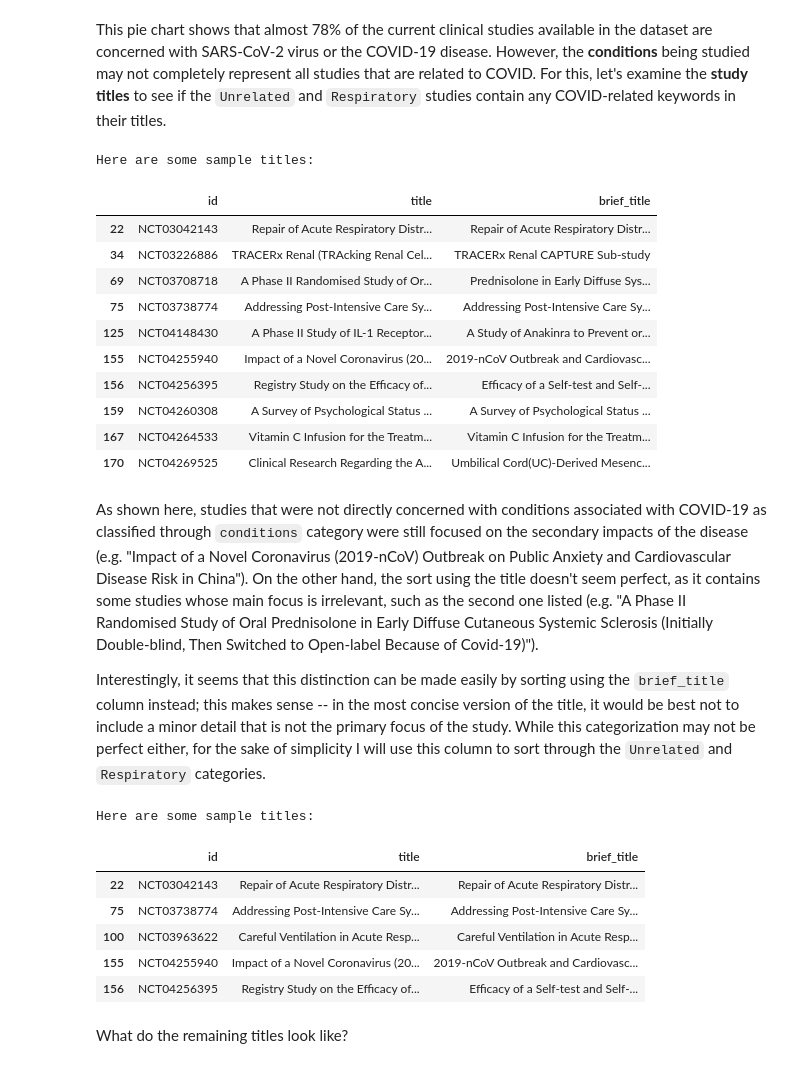
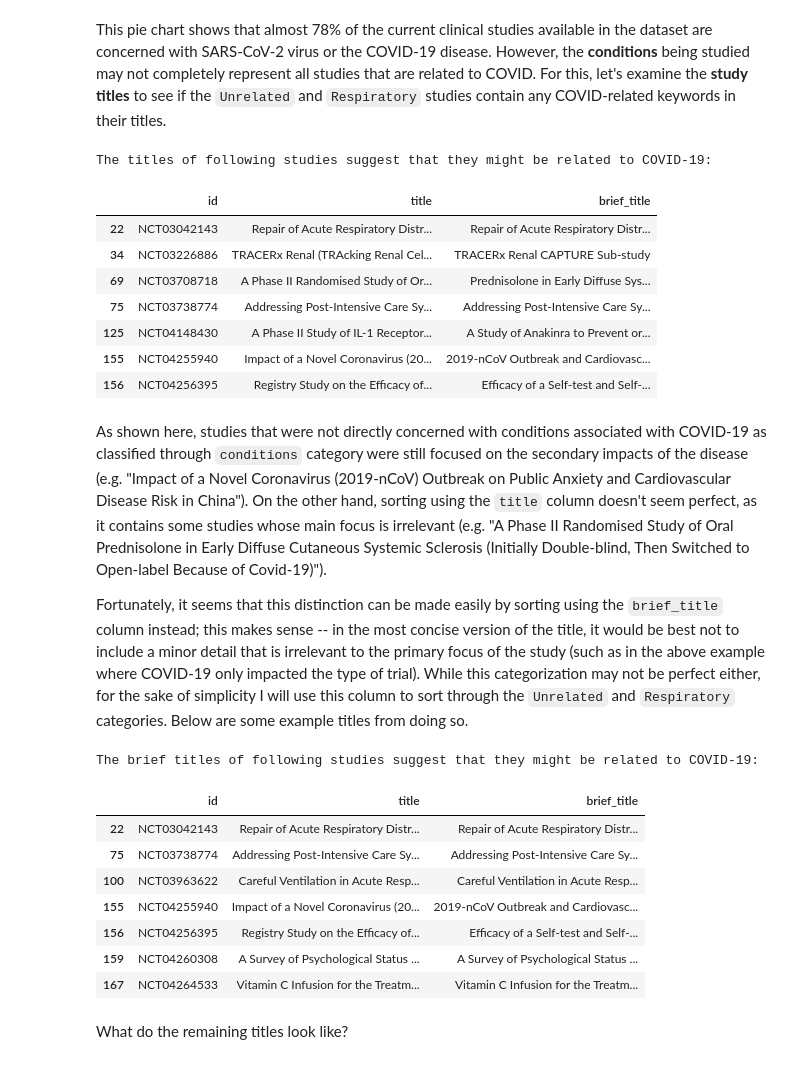
Before and after one commit to chels-kim/kaggle-covid-clintri, a Jupyter notebook: COVID-19 Clinical Trials.ipynb, the cells around one changed output. Drawn from its saved outputs; the diff is of its cells as text; code cells hidden in the pictures.

```diff
--- a/COVID-19 Clinical Trials.ipynb
+++ b/COVID-19 Clinical Trials.ipynb
@@ -377,41 +378,38 @@ For this, let's examine the **study titles** to see if the `Unrelated` and `Resp
 # %%
 # Look for the COVID keywords in titles.
 titles_unrelated = df_studies[df_studies['study_topic'] == 'Unrelated']['title']
 titles_resp = df_studies[df_studies['study_topic'] == 'Respiratory']['title']
 
 sus_titles_id = []
 
 for title in titles_unrelated.append(titles_resp):
     if any(key in title.lower() for key in covid_keys):
         sus_titles_id.append(df_studies.loc[df_studies['title'] == title,'id'].values[0])
 
 ind = df_studies.index[df_studies['id'].isin(sus_titles_id)]
 
 # Print some titles
 pd.set_option('display.max_colwidth', None)
 
-print('Here are some sample titles:\n')
-df_studies.loc[ind,['id','title','brief_title']].head(10)
+print('The titles of following studies suggest that they might be related to COVID-19:\n')
+df_studies.loc[ind,['id','title','brief_title']].head(7)
 
 # pd.set_option('display.max_colwidth', 40)
 # %% [output]
-Here are some sample titles:
+The titles of following studies suggest that they might be related to COVID-19:
 |  | id | title | brief_title |
 | 22 | NCT03042143 | Repair of Acute Respiratory Distr... | Repair of Acute Respiratory Distr... |
 | 34 | NCT03226886 | TRACERx Renal (TRAcking Renal Cel... | TRACERx Renal CAPTURE Sub-study |
 | 69 | NCT03708718 | A Phase II Randomised Study of Or... | Prednisolone in Early Diffuse Sys... |
 | 75 | NCT03738774 | Addressing Post-Intensive Care Sy... | Addressing Post-Intensive Care Sy... |
 | 125 | NCT04148430 | A Phase II Study of IL-1 Receptor... | A Study of Anakinra to Prevent or... |
 | 155 | NCT04255940 | Impact of a Novel Coronavirus (20... | 2019-nCoV Outbreak and Cardiovasc... |
 | 156 | NCT04256395 | Registry Study on the Efficacy of... | Efficacy of a Self-test and Self-... |
-| 159 | NCT04260308 | A Survey of Psychological Status ... | A Survey of Psychological Status ... |
-| 167 | NCT04264533 | Vitamin C Infusion for the Treatm... | Vitamin C Infusion for the Treatm... |
-| 170 | NCT04269525 | Clinical Research Regarding the A... | Umbilical Cord(UC)-Derived Mesenc... |
 # %% [markdown]
 As shown here, studies that were not directly concerned with conditions associated with COVID-19 as classified
-through `conditions` category were still focused on the secondary impacts of the disease (e.g. "Impact of a Novel Coronavirus (2019-nCoV) Outbreak on Public Anxiety and Cardiovascular Disease Risk in China"). On the other hand, the sort using the title doesn't seem perfect, as it contains some studies whose main focus is irrelevant, such as the second one listed (e.g. "A Phase II Randomised Study of Oral Prednisolone in Early Diffuse Cutaneous Systemic Sclerosis (Initially Double-blind, Then Switched to Open-label Because of Covid-19)").
+through `conditions` category were still focused on the secondary impacts of the disease (e.g. "Impact of a Novel Coronavirus (2019-nCoV) Outbreak on Public Anxiety and Cardiovascular Disease Risk in China"). On the other hand, sorting using the `title` column doesn't seem perfect, as it contains some studies whose main focus is irrelevant (e.g. "A Phase II Randomised Study of Oral Prednisolone in Early Diffuse Cutaneous Systemic Sclerosis (Initially Double-blind, Then Switched to Open-label Because of Covid-19)").
 
-Interestingly, it seems that this distinction can be made easily by sorting using the `brief_title` column instead; this makes sense -- in the most concise version of the title, it would be best not to include a minor detail that is not the primary focus of the study. While this categorization may not be perfect either, for the sake of simplicity I will use this column to sort through the `Unrelated` and `Respiratory` categories.
+Fortunately, it seems that this distinction can be made easily by sorting using the `brief_title` column instead; this makes sense -- in the most concise version of the title, it would be best not to include a minor detail that is irrelevant to the primary focus of the study (such as in the above example where COVID-19 only impacted the type of trial). While this categorization may not be perfect either, for the sake of simplicity I will use this column to sort through the `Unrelated` and `Respiratory` categories. Below are some example titles from doing so.
 # %%
 # Look for the COVID keywords in titles.
 brftitles_unrelated = df_studies[df_studies['study_topic'] == 'Unrelated']['brief_title']
@@ -428,18 +426,20 @@ ind = df_studies.index[df_studies['id'].isin(sus_brftitles_id)]
 # Print some titles
 pd.set_option('display.max_colwidth', None)
 
-print('Here are some sample titles:\n')
-df_studies.loc[ind,['id','title','brief_title']].head()
+print('The brief titles of following studies suggest that they might be related to COVID-19:\n')
+df_studies.loc[ind,['id','title','brief_title']].head(7)
 
 # pd.set_option('display.max_colwidth', 40)
 # %% [output]
-Here are some sample titles:
+The brief titles of following studies suggest that they might be related to COVID-19:
 |  | id | title | brief_title |
 | 22 | NCT03042143 | Repair of Acute Respiratory Distr... | Repair of Acute Respiratory Distr... |
 | 75 | NCT03738774 | Addressing Post-Intensive Care Sy... | Addressing Post-Intensive Care Sy... |
 | 100 | NCT03963622 | Careful Ventilation in Acute Resp... | Careful Ventilation in Acute Resp... |
 | 155 | NCT04255940 | Impact of a Novel Coronavirus (20... | 2019-nCoV Outbreak and Cardiovasc... |
 | 156 | NCT04256395 | Registry Study on the Efficacy of... | Efficacy of a Self-test and Self-... |
+| 159 | NCT04260308 | A Survey of Psychological Status ... | A Survey of Psychological Status ... |
+| 167 | NCT04264533 | Vitamin C Infusion for the Treatm... | Vitamin C Infusion for the Treatm... |
 # %%
 # Label these titles as COVID-related
 for brftitle in brftitles_unrelated.append(brftitles_resp):
```
Also changed, not shown: parts of 10 cells of this notebook.
